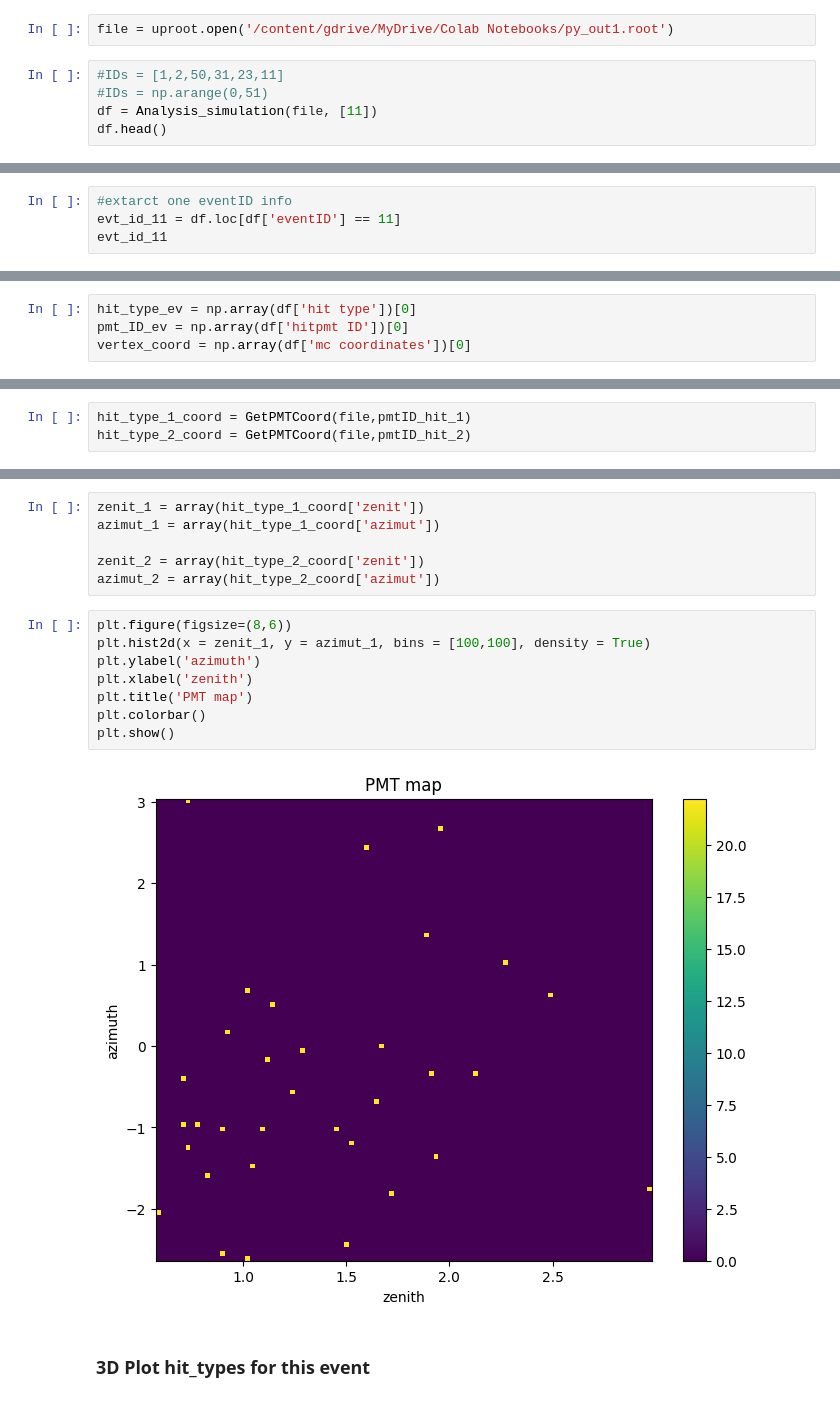
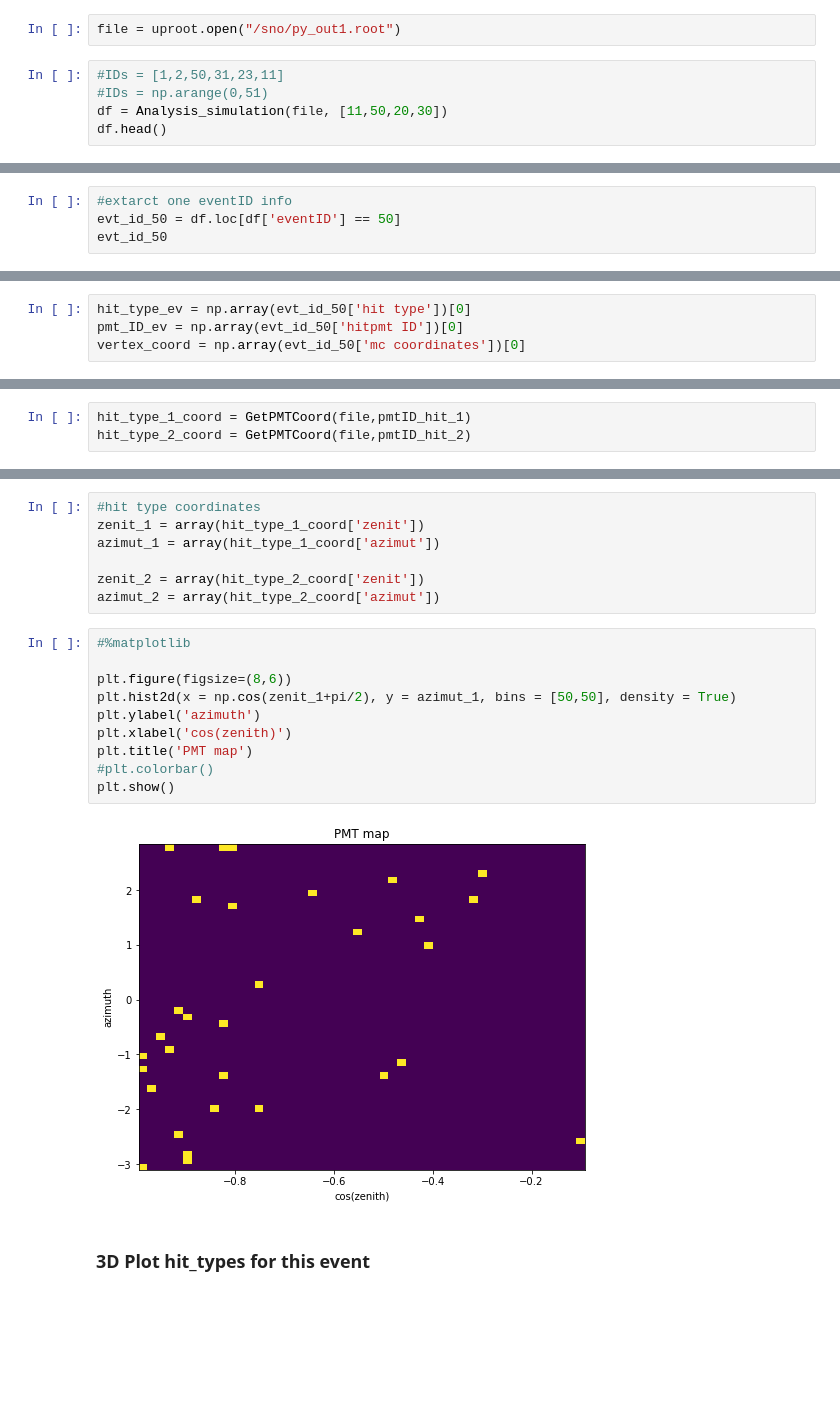
Before and after one commit to joankl/Solar-Neutrinos-Project, a Jupyter notebook: Study_of_hit_type.ipynb, the cells around one changed output, grey strips where cells are left out. Drawn from its saved outputs; the diff is of its cells as text; blank space fills up the shorter version.

```diff
--- a/Study_of_hit_type.ipynb
+++ b/Study_of_hit_type.ipynb
@@ -43,9 +20,9 @@ Requirement already satisfied: zipp>=0.5 in /usr/local/lib/python3.10/dist-packa
 # %%
-file = uproot.open('/content/gdrive/MyDrive/Colab Notebooks/py_out1.root')
+file = uproot.open("/sno/py_out1.root")
 # %%
 #IDs = [1,2,50,31,23,11]
 #IDs = np.arange(0,51)
-df = Analysis_simulation(file, [11])
+df = Analysis_simulation(file, [11,50,20,30])
 df.head()
 # %% [output]
 |  | eventID | hitpmt ID | hit type | mc coordinates | mc radius | reconst radius | reconst error |
@@ -53,6 +33,6 @@ df.head()
 # %%
 #extarct one eventID info
-evt_id_11 = df.loc[df['eventID'] == 11]
-evt_id_11
+evt_id_50 = df.loc[df['eventID'] == 50]
+evt_id_50
 # %% [output]
 |  | eventID | hitpmt ID | hit type | mc coordinates | mc radius | reconst radius | reconst error |
@@ -60,7 +40,7 @@ evt_id_11
 # %%
-hit_type_ev = np.array(df['hit type'])[0]
-pmt_ID_ev = np.array(df['hitpmt ID'])[0]
-vertex_coord = np.array(df['mc coordinates'])[0]
+hit_type_ev = np.array(evt_id_50['hit type'])[0]
+pmt_ID_ev = np.array(evt_id_50['hitpmt ID'])[0]
+vertex_coord = np.array(evt_id_50['mc coordinates'])[0]
 # %%
 vertex_coord
 # %% [output]
@@ -105,19 +87,22 @@ hit_type_2_coord.head()
 # %%
+#hit type coordinates
 zenit_1 = array(hit_type_1_coord['zenit'])
 azimut_1 = array(hit_type_1_coord['azimut'])
 
 zenit_2 = array(hit_type_2_coord['zenit'])
 azimut_2 = array(hit_type_2_coord['azimut'])
 # %%
+#%matplotlib
+
 plt.figure(figsize=(8,6))
-plt.hist2d(x = zenit_1, y = azimut_1, bins = [100,100], density = True)
+plt.hist2d(x = np.cos(zenit_1+pi/2), y = azimut_1, bins = [50,50], density = True)
 plt.ylabel('azimuth')
-plt.xlabel('zenith')
+plt.xlabel('cos(zenith)')
 plt.title('PMT map')
-plt.colorbar()
+#plt.colorbar()
 plt.show()
 # %% [output]
-[figure, old version]
+[figure, new version]
 # %% [markdown]
 ### 3D Plot hit_types for this event
 # %%
```
Also changed, not shown: parts of 12 cells of this notebook.
